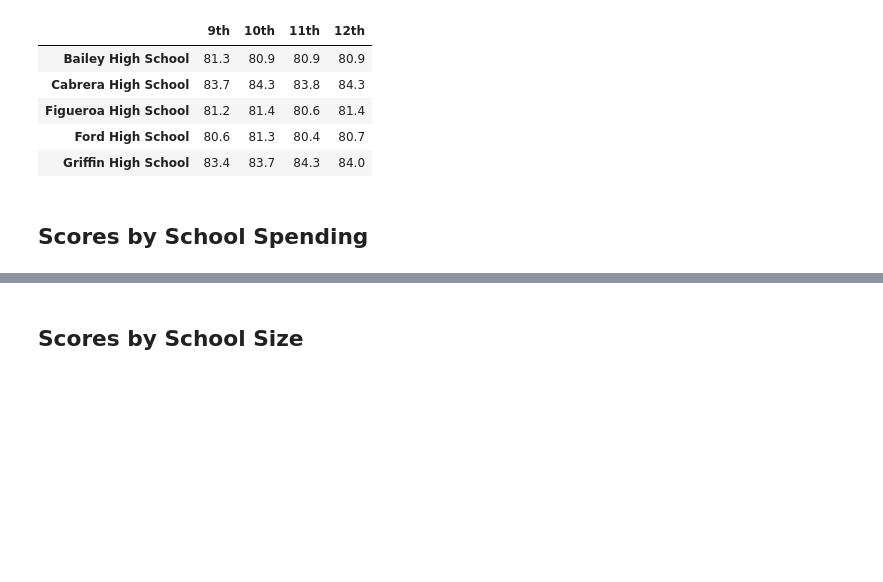
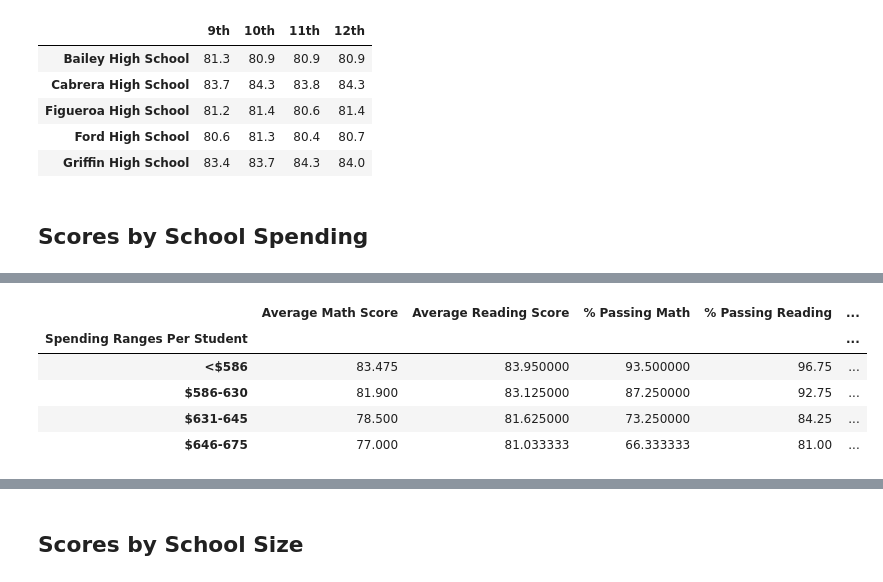
Before and after one commit to justicecodes/education_analysis, a Jupyter notebook: PyCitySchools_Challenge_testing.ipynb, the cells around one changed output, grey strips where cells are left out. Cells and saved outputs as stored; diff of their text form; code cells hidden in the pictures; blank space fills up the shorter version.

```diff
--- a/PyCitySchools_Challenge_testing.ipynb
+++ b/PyCitySchools_Challenge_testing.ipynb
@@ -499,2 +490,11 @@ reading_scores_by_grade = pd.DataFrame({
 # %%
 # Create the DataFrame
+spending_summary_df = per_school_summary_df.groupby("Spending Ranges Per Student").mean()
+spending_summary_df
+# %% [output]
+|  | Average Math Score | Average Reading Score | % Passing Math | % Passing Reading | ... |
+| Spending Ranges Per Student |  |  |  |  | ... |
+| <$586 | 83.475 | 83.950000 | 93.500000 | 96.75 | ... |
+| $586-630 | 81.900 | 83.125000 | 87.250000 | 92.75 | ... |
+| $631-645 | 78.500 | 81.625000 | 73.250000 | 84.25 | ... |
+| $646-675 | 77.000 | 81.033333 | 66.333333 | 81.00 | ... |
```
Also changed, not shown: parts of 16 cells of this notebook.
